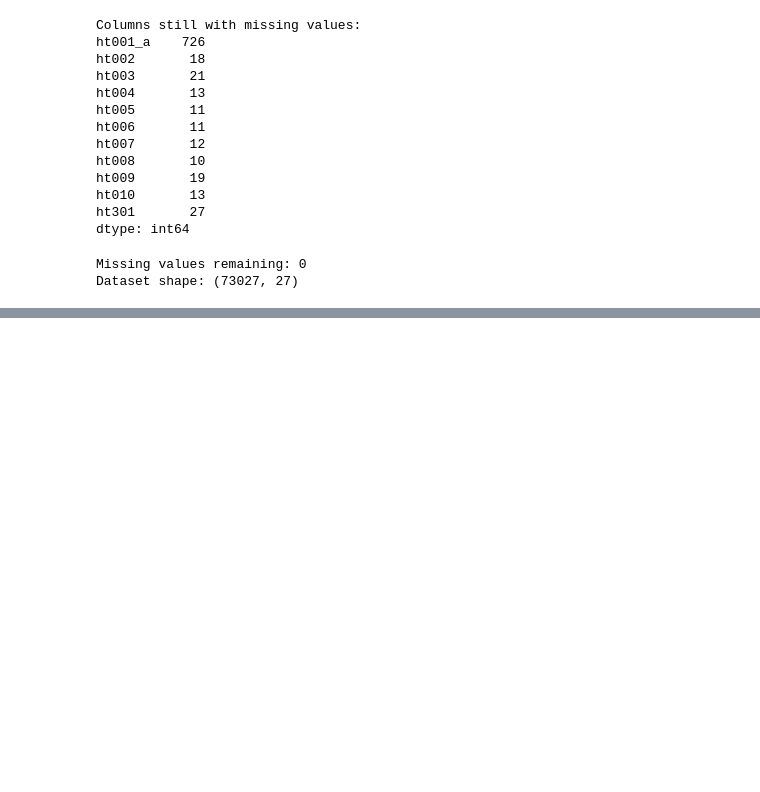
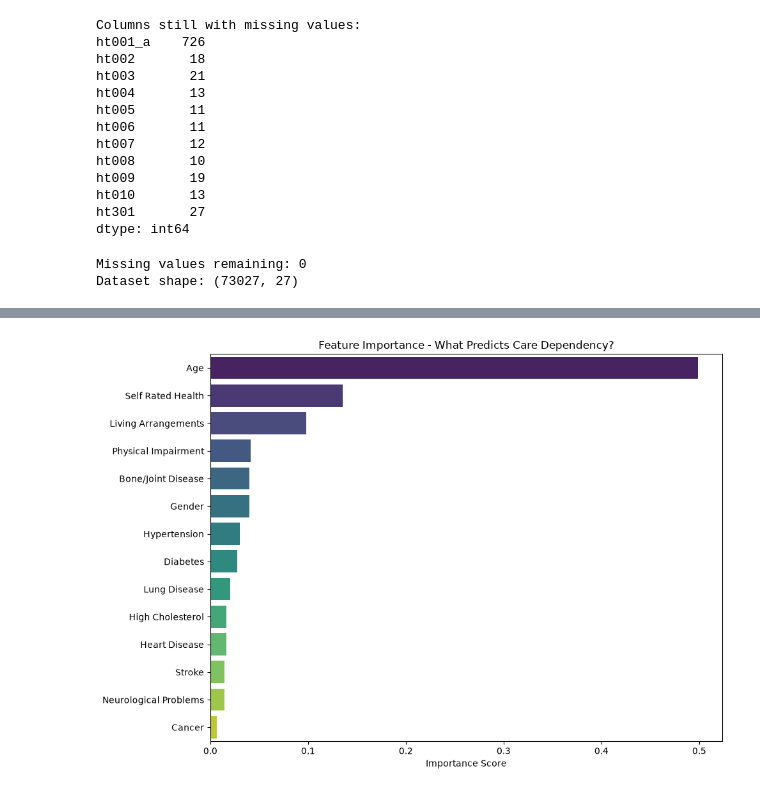
Before and after one commit to Tushar-Sekhri/elder-care-risk-prediction, a Jupyter notebook: notebooks/eda.ipynb, the cells around one changed output, grey strips where cells are left out. Cells and saved outputs as stored; diff of their text form; code cells hidden in the pictures; blank space fills up the shorter version.

```diff
--- a/notebooks/eda.ipynb
+++ b/notebooks/eda.ipynb
@@ -154,0 +318,39 @@ Dataset shape: (73027, 27)
+# %%
+# Feature Importance
+feature_names = X.columns.tolist()
+importances = rf_model.feature_importances_
+
+# Sort by importance
+indices = np.argsort(importances)[::-1]
+sorted_features = [feature_names[i] for i in indices]
+sorted_importances = importances[indices]
+
+# Readable names mapping
+name_map = {
+    'dm003': 'Gender',
+    'dm005': 'Age',
+    'ht001_a': 'Self Rated Health',
+    'ht002': 'Hypertension',
+    'ht003': 'Diabetes',
+    'ht004': 'Cancer',
+    'ht005': 'Lung Disease',
+    'ht006': 'Heart Disease',
+    'ht007': 'Stroke',
+    'ht008': 'Bone/Joint Disease',
+    'ht009': 'Neurological Problems',
+    'ht010': 'High Cholesterol',
+    'ht301': 'Physical Impairment',
+    'living_arrangements': 'Living Arrangements'
+}
+
+readable_names = [name_map.get(f, f) for f in sorted_features]
+
+plt.figure(figsize=(10, 7))
+sns.barplot(x=sorted_importances, y=readable_names, hue=readable_names, legend=False, palette='viridis')
+plt.title('Feature Importance - What Predicts Care Dependency?')
+plt.xlabel('Importance Score')
+plt.tight_layout()
+plt.savefig('../outputs/feature_importance.png', dpi=150, bbox_inches='tight')
+plt.show()
+# %% [output]
+[figure, added]
```
Also changed, not shown: parts of 5 cells of this notebook, 2 other files.
